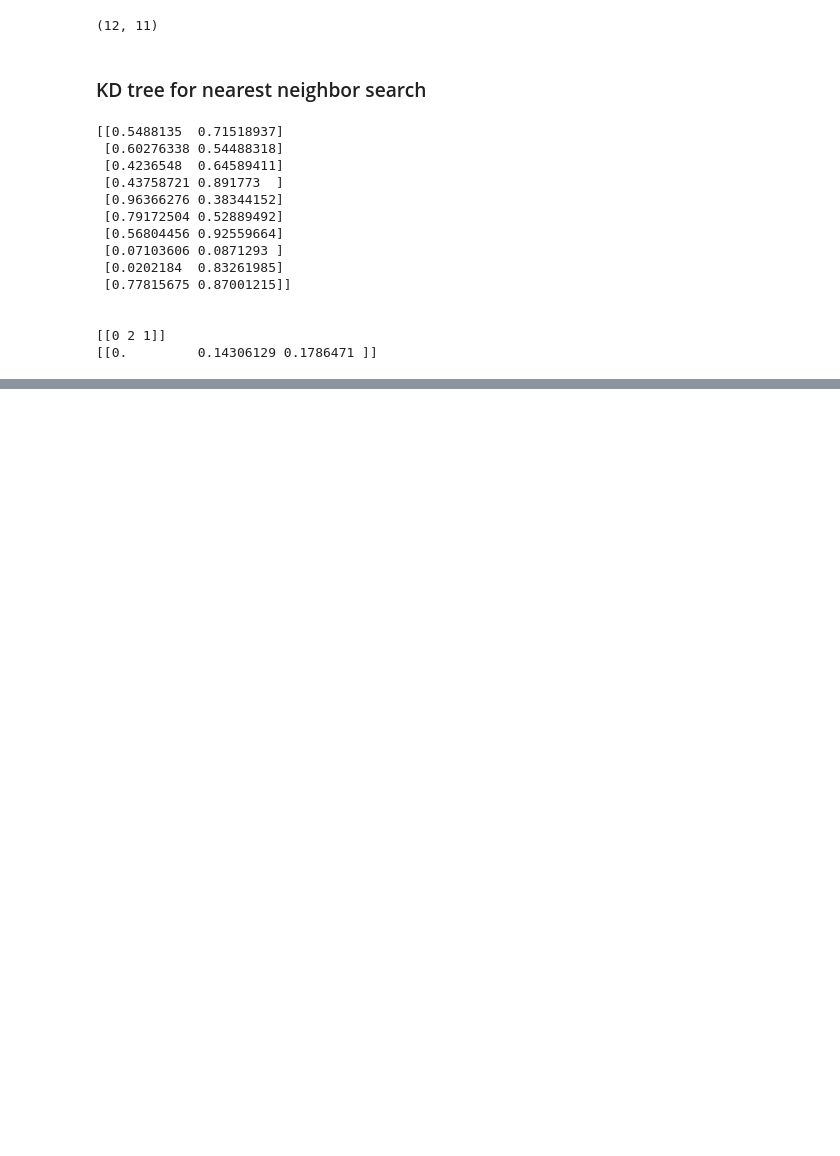
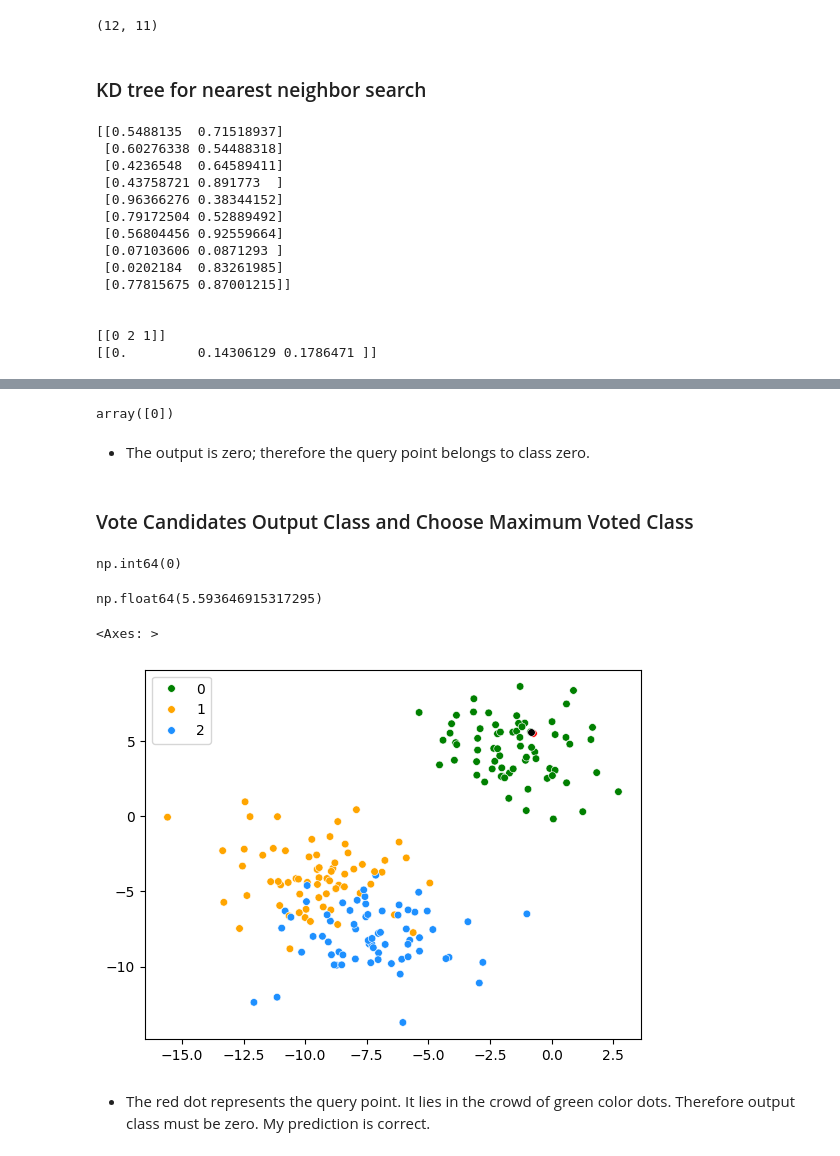
Before and after one commit to kar137/Machine-Learning-Portfolio, a Jupyter notebook: notebooks/Beyond-Linear-Models/Decision-trees-&-KNN/knn.ipynb, the cells around one changed output, grey strips where cells are left out. Saved outputs shown, nothing was run; the diff lists cells and outputs as text; code cells hidden in the pictures; blank space fills up the shorter version.

```diff
--- a/notebooks/Beyond-Linear-Models/Decision-trees-&-KNN/knn.ipynb
+++ b/notebooks/Beyond-Linear-Models/Decision-trees-&-KNN/knn.ipynb
@@ -257,0 +297,2 @@ print(dist)  # distances to 3 closest neighbors
+# %%
+dist = enumerate(dist)   # index, value pair
@@ -257,0 +308,2 @@ print(dist)  # distances to 3 closest neighbors
+# %%
+k = 1  # nearest neighbor value
@@ -257,0 +318,28 @@ print(dist)  # distances to 3 closest neighbors
+# %%
+output_class_candidate = np.take(Y1, data_index)
+output_class_candidate
+# %% [output]
+array([0])
+# %% [markdown]
+- The output is zero; therefore the query point belongs to class zero.
+# %% [markdown]
+### Vote Candidates Output Class and Choose Maximum Voted Class
+# %%
+# if k>1
+output_after_voting = np.bincount(output_class_candidate).argmax()
+output_after_voting
+# %% [output]
+np.int64(0)
+# %%
+X1[data_index][0][1]   # X1[data_index] -> calculates the value of X1 of the index, X1[data_index][0] -> first row of X1[data_index], X1[data_index][0][1] -> second feature of X1[data_index][0]
+# %% [output]
+np.float64(5.593646915317295)
+# %%
+sns.scatterplot(x= X1[:,0], y= X1[:,1], hue=Y1 , s=30, palette=['green','orange','dodgerblue'], legend='full')
+sns.scatterplot(x = [q[0]], y = [q[1]], color='red', marker='o',s=30,legend='full')
+sns.scatterplot(x = [X1[data_index][0][0]], y = [X1[data_index][0][1]], color='black', marker='o',s=30,legend='full')
+# %% [output]
+<Axes: >
+[figure, added]
+# %% [markdown]
+- The red dot represents the query point. It lies in the crowd of green color dots. Therefore output class must be zero. My prediction is correct.
```
Also changed, not shown: parts of 12 cells of this notebook.
